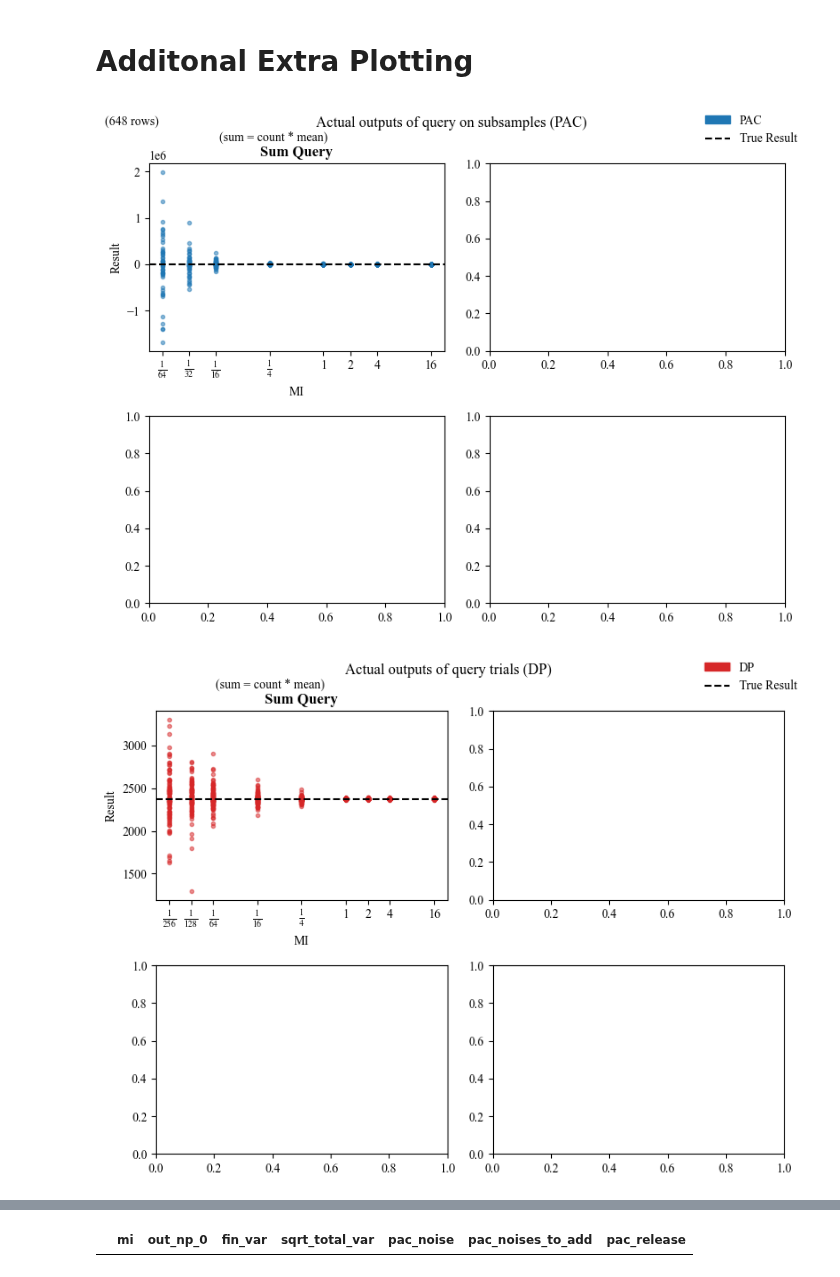
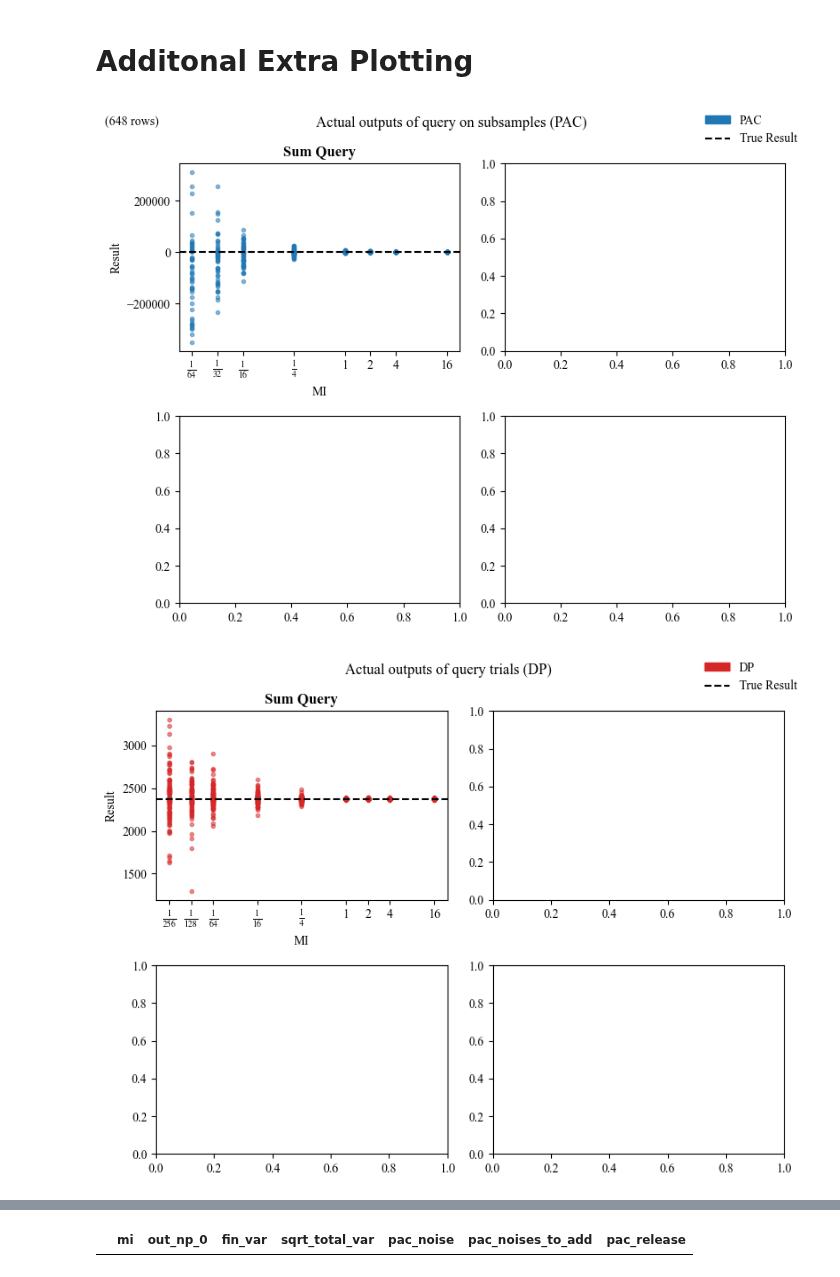
Before and after one commit to michaelnoguera/pacdb, a Jupyter notebook: pac-student_performance-sparkless.ipynb, the cells around one changed output, grey strips where cells are left out. Cells and saved outputs as stored; diff of their text form; code cells hidden in the pictures.

```diff
--- a/pac-student_performance-sparkless.ipynb
+++ b/pac-student_performance-sparkless.ipynb
@@ -106,7 +106,7 @@ def run_query(i: int) -> List[np.ndarray]:
     # Returns two results each invocation as a result of paired sampling.
     results = []
     for temp_df in poisson_paired_sample(por_df):
-        out_df = temp_df['absences'].agg(['count', 'mean'])  # run the query
+        out_df = temp_df['absences'].agg(['sum'])  # run the query
         #out_df['count'] *= 2  # correct query result for the 50% subsampling
         #out_df['sum'] *= 2  # correct query result for the 50% subsampling
         results.append(out_df.to_numpy())
@@ -212,13 +212,8 @@ if GENERATE:
         for e in range(EXPERIMENTS):
             chosen_index = np.random.choice(np.arange(len(out_np))) # chose a random sample to add noise to for this release
             chosen_sample = out_np[chosen_index]
-            chosen_sample[0] = chosen_sample[0] * 2
             experiment_results_unnoised.append(chosen_sample)
             noisy_output = do_pac_and_release(out_np, mi, variance, chosen_index)
-            # manually correct count = count * 2
-            noisy_output[0] = noisy_output[0] * 2
-            # manually add sum as count * mean
-            noisy_output = [noisy_output[0] * noisy_output[1]]
             experiment_results.append([mi, *noisy_output])
         with open(f'{OUTPUT_DIR}/experiment_results.pkl', 'wb') as f:
             pickle.dump(experiment_results, f)
@@ -725,35 +720,35 @@ for i, query in enumerate(queries):
 
     ax.axhline(y=true_result[i], color='black', linestyle='--', label='True Result')
 
     #for mi in MI_OPTIONS:
         #d = df.iloc[:, [0, i]].where(df['mi'] == mi).dropna()
         #ax.scatter(d.iloc[:, 0], d.iloc[:, 1], label=query, marker='.', alpha=0.5, color=PAC_COLOR)
         #ax.boxplot(d.iloc[:, 1], positions=[mi], widths=0.1, showfliers=False)
 
     ax.set_xscale('log', base=2)
     xticks = MI_OPTIONS
     xlabels = [f'$\\frac{{1}}{{{int(1/x)}}}$' if x < 1 else f'{int(x)}' for x in xticks]
     ax.set_xticks(xticks)
     ax.set_xticklabels(xlabels)
 
     ax.set_title(f'{query.capitalize()} Query')
     ax.set_xlabel('MI')
     ax.set_ylabel('Result')
 
 fig.legend(handles=[
     Patch(facecolor=PAC_COLOR, edgecolor=PAC_COLOR, label='PAC'),
     Line2D([0], [0], color='black', linestyle='--', label='True Result')
 ], loc='upper right', frameon=False)
 
 # add label in top left corner "sum = count * mean"
-fig.text(0.25, 0.94, '(sum = count * mean)', ha='center', va='center')
+
 fig.text(0.05, 0.97, f'({por_df.shape[0]} rows)', ha='center', va='center')
 fig.suptitle("Actual outputs of query on subsamples (PAC)")
 plt.tight_layout()
 fig.savefig(f"{OUTPUT_DIR}/actual_outputs_pac.jpg", bbox_inches='tight')
 plt.show()
 # %% [output]
-[figure, old version]
+[figure, new version]
 # %%
 ### Plotting the actual experiment outputs used (DP)
 # Plotting each query type with their error metrics
@@ -789,14 +784,14 @@ fig.legend(handles=[
 ], loc='upper right', frameon=False)
 
 # add label in top left corner "sum = count * mean"
-fig.text(0.25, 0.94, '(sum = count * mean)', ha='center', va='center')
+
 
 fig.suptitle("Actual outputs of query trials (DP)")
 plt.tight_layout()
 fig.savefig(f"{OUTPUT_DIR}/actual_outputs_dp.jpg", bbox_inches='tight')
 plt.show()
 # %% [output]
-[figure, old version]
+[figure, new version]
 # %%
 ### Both, but with side by side fig, axs = plt.subplots(2, 2, figsize=(8, 6))
 fig, axs = plt.subplots(2, 2, figsize=(8, 6))
```
Also changed, not shown: parts of 16 cells of this notebook, 9 other files.
